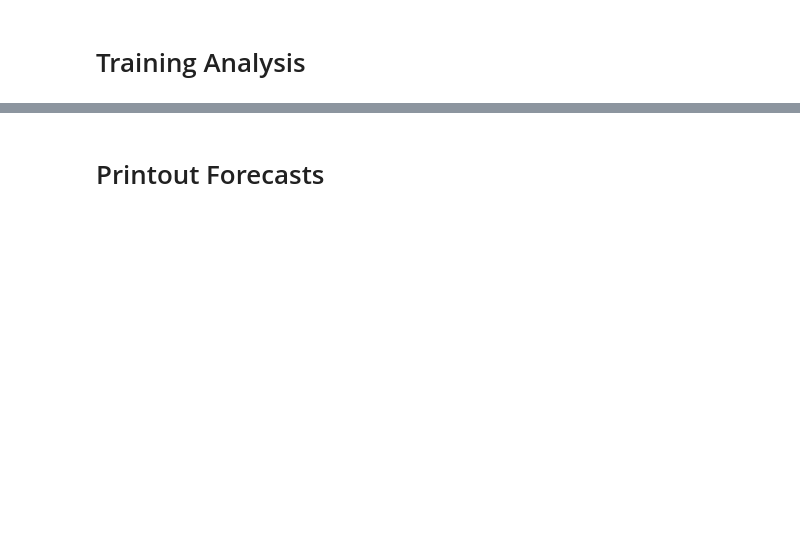
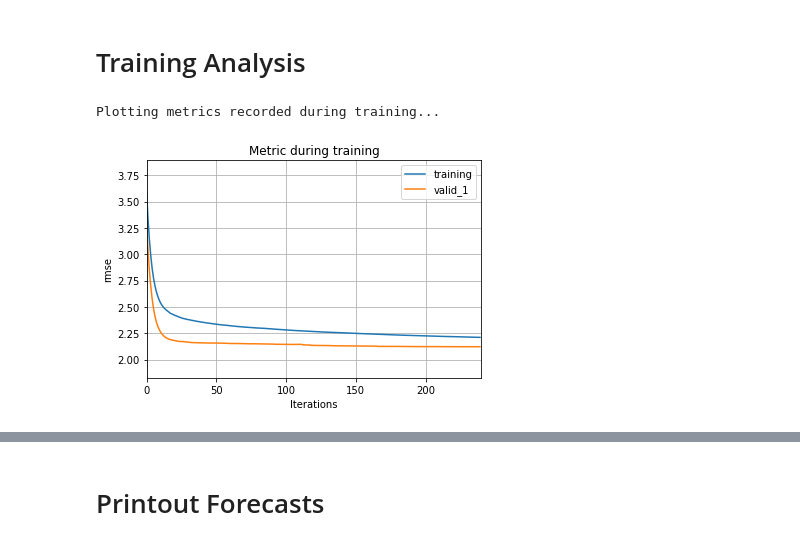
Before and after one commit to dominicdoerig/predicting-sales-data, a Jupyter notebook: m5_challenge/06_forecast_supervised_learning.ipynb, the cells around one changed output, grey strips where cells are left out. Drawn from its saved outputs; the diff is of its cells as text; code cells hidden in the pictures; blank space fills up the shorter version.

Commit message:
migrated to LightGBM

```diff
--- a/m5_challenge/06_forecast_supervised_learning.ipynb
+++ b/m5_challenge/06_forecast_supervised_learning.ipynb
@@ -165,3 +161,0 @@ features = [
-# %%
-# drop lines with missing values that occur due to feature engineering
-df_merged = df_merged.dropna(subset=features)
@@ -223,0 +197,17 @@ y_pred = clf.predict(x_val)
+# %%
+"""
+try:
+    train_data = lgb.Dataset(
+        f'{utils.get_m5_root_dir()}/data/preprocessed/train_lightgbm.bin')
+    validation_data = lgb.Dataset(
+        f'{utils.get_m5_root_dir()}/data/preprocessed/validation_data_lightgbm.bin')
+    x_pred = pd.read_csv(
+        f'{utils.get_m5_root_dir()}/data/preprocessed/x_pred_lightgbm.csv')
+
+    print('Data import completed.')
+
+except:
+    print('Could not import files.')
+
+
+"""
@@ -224,2 +250,9 @@ y_pred = clf.predict(x_val)
 # %% [markdown]
 # Training Analysis
+# %%
+print('Plotting metrics recorded during training...')
+ax = lgb.plot_metric(evals_result)
+plt.show()
+# %% [output]
+Plotting metrics recorded during training...
+[figure, added]
```
Also changed, not shown: parts of 25 cells of this notebook.
